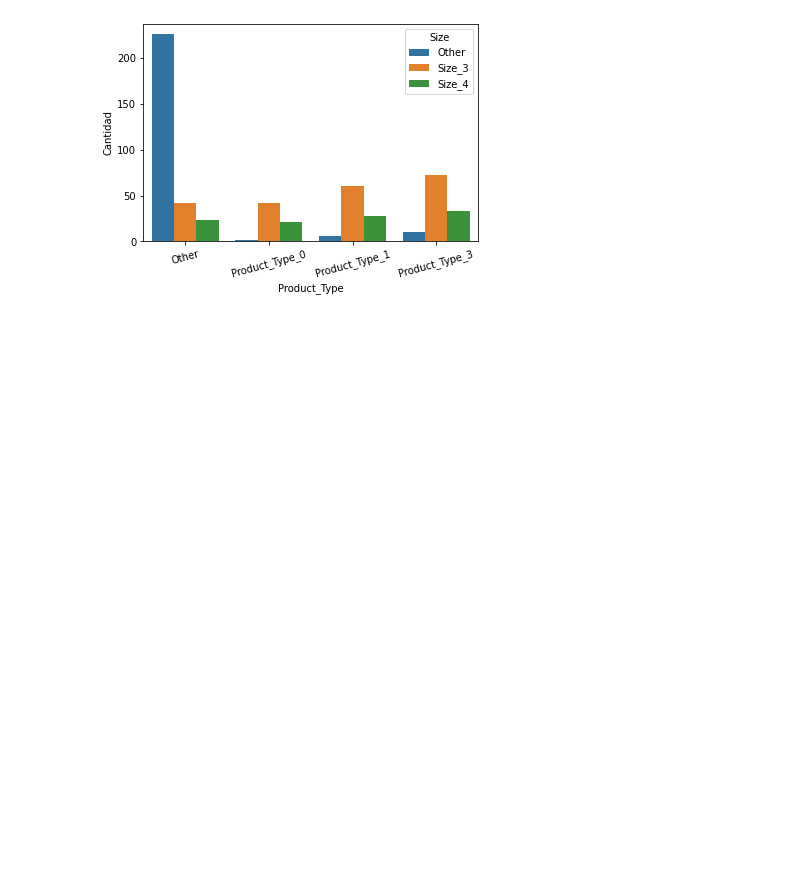
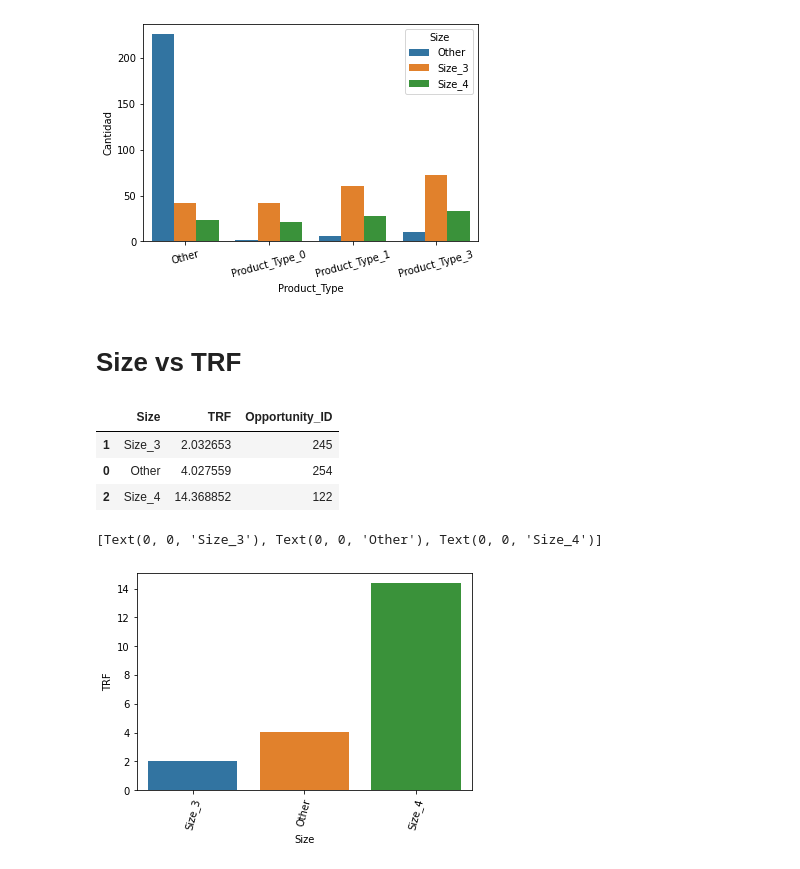
Before and after one commit to RiedelNicolas/75.06-2C2020-TP1, a Jupyter notebook: Size Analysis.ipynb, the cells around one changed output. Drawn from its saved outputs; the diff is of its cells as text; code cells hidden in the pictures; blank space fills up the shorter version.

```diff
--- a/Size Analysis.ipynb
+++ b/Size Analysis.ipynb
@@ -158,3 +158,22 @@ plot.set_xticklabels(plot.get_xticklabels(), rotation=15)
  Text(0, 0, 'Product_Type_1'),
  Text(0, 0, 'Product_Type_3')]
 [figure]
+# %% [markdown]
+# Size vs TRF
+# %%
+sizeVsTRF = opportunities[["Size","TRF","Opportunity_ID"]].groupby("Size").agg({"TRF":"mean","Opportunity_ID":"count"})
+sizeVsTRF = sizeVsTRF[(sizeVsTRF["TRF"] > 0) & (sizeVsTRF["Opportunity_ID"]>100)]
+sizeVsTRF.reset_index(inplace=True)
+sizeVsTRF = sizeVsTRF.sort_values(by="TRF")
+sizeVsTRF
+# %% [output]
+|  | Size | TRF | Opportunity_ID |
+| 1 | Size_3 | 2.032653 | 245 |
+| 0 | Other | 4.027559 | 254 |
+| 2 | Size_4 | 14.368852 | 122 |
+# %%
+plot = sns.barplot(x="Size",y="TRF",data=sizeVsTRF)
+plot.set_xticklabels(plot.get_xticklabels(), rotation=75)
+# %% [output]
+[Text(0, 0, 'Size_3'), Text(0, 0, 'Other'), Text(0, 0, 'Size_4')]
+[figure, added]
```
Also changed, not shown: 3 other files.
